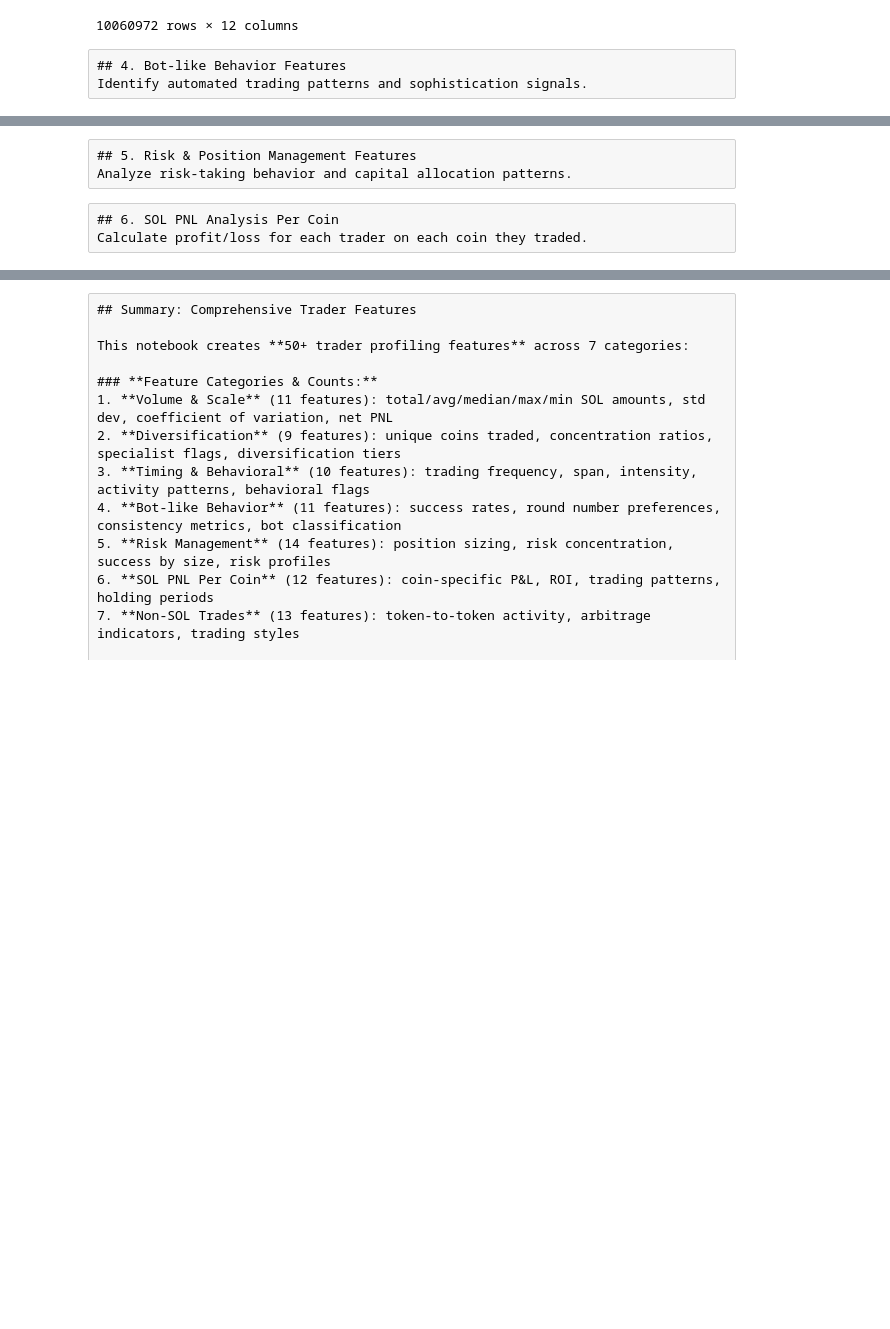
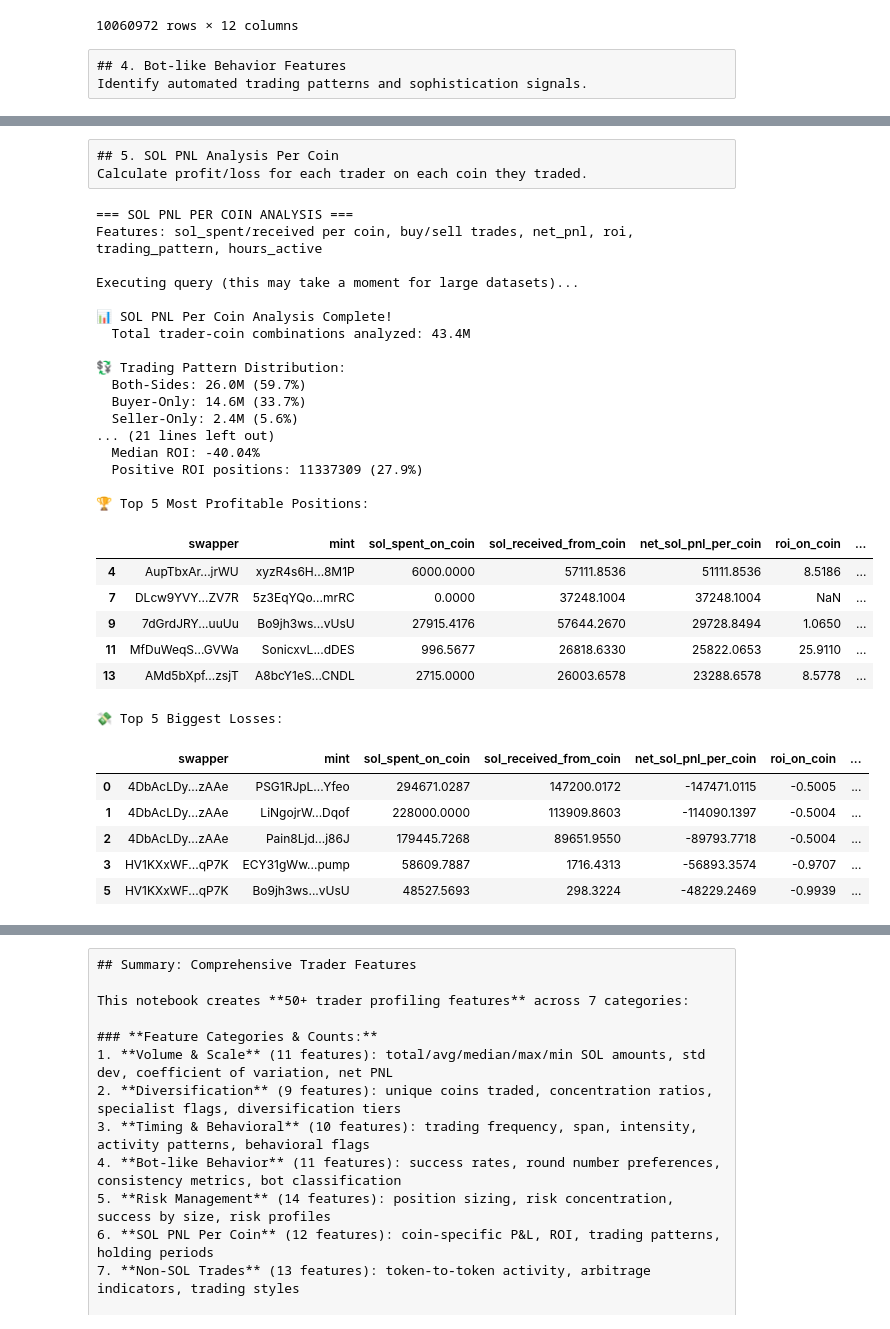
Before and after one commit to noelotpyrc/trading_eda, a Jupyter notebook: solana/02_trader_profiling_features.ipynb, the cells around one changed output, grey strips where cells are left out. Cells and saved outputs as stored; diff of their text form; code cells hidden in the pictures; blank space fills up the shorter version.

```diff
--- a/solana/02_trader_profiling_features.ipynb
+++ b/solana/02_trader_profiling_features.ipynb
@@ -667,3 +707,0 @@ else:
-# %% [raw]
-## 5. Risk & Position Management Features
-Analyze risk-taking behavior and capital allocation patterns.
@@ -805,5 +708,5 @@ else:
 # %% [raw]
-## 6. SOL PNL Analysis Per Coin
+## 5. SOL PNL Analysis Per Coin
 Calculate profit/loss for each trader on each coin they traded.
 # %%
 sol_pnl_per_coin_query = """
@@ -822,9 +725,6 @@ WITH trader_coin_flows AS (
         COUNT(CASE WHEN swap_to_mint = 'So11111111111111111111111111111111111111112' THEN 1 END) as sell_trades,
         COUNT(*) as total_coin_trades,
 
-        -- Success rates per coin
-        SUM(CASE WHEN succeeded THEN 1 ELSE 0 END)::FLOAT / COUNT(*) as coin_success_rate,
-
         -- Timing on this coin
         MIN(block_timestamp) as first_trade_on_coin,
         MAX(block_timestamp) as last_trade_on_coin
@@ -841,7 +741,6 @@ trader_coin_performance AS (
         buy_trades,
         sell_trades,
         total_coin_trades,
-        coin_success_rate,
 
         -- PNL calculation
         (sol_received_from_coin - sol_spent_on_coin) as net_sol_pnl_per_coin,
@@ -872,7 +771,6 @@ SELECT
     buy_trades,
     sell_trades,
     total_coin_trades,
-    ROUND(coin_success_rate, 4) as coin_success_rate,
     ROUND(net_sol_pnl_per_coin, 4) as net_sol_pnl_per_coin,
     ROUND(roi_on_coin, 4) as roi_on_coin,
     trading_pattern_on_coin,
@@ -892,13 +790,11 @@ ORDER BY ABS(net_sol_pnl_per_coin) DESC;
 """
 
 print("=== SOL PNL PER COIN ANALYSIS ===")
-print("Features: sol_spent/received per coin, buy/sell trades, coin_success_rate, net_pnl, roi, trading_pattern, hours_active")
+print("Features: sol_spent/received per coin, buy/sell trades, net_pnl, roi, trading_pattern, hours_active")
 print("\nExecuting query (this may take a moment for large datasets)...")
 
-# Add a limit to the SOL PNL query for performance and display purposes
-sol_pnl_limited_query = sol_pnl_per_coin_query.replace("ORDER BY ABS(net_sol_pnl_per_coin) DESC;", "ORDER BY ABS(net_sol_pnl_per_coin) DESC LIMIT 10000;")
 
-sol_pnl_features = analyzer.execute_query(sol_pnl_limited_query)
+sol_pnl_features = analyzer.execute_query(sol_pnl_per_coin_query)
 
 if sol_pnl_features is not None:
     print(f"\n📊 SOL PNL Per Coin Analysis Complete!")
@@ -934,30 +830,61 @@ if sol_pnl_features is not None:
         print(f"  Max single position profit: {positive_pnl['net_sol_pnl_per_coin'].max():.2f} SOL")
 
     if len(negative_pnl) > 0:
         print(f"  Avg loss per losing position: {negative_pnl['net_sol_pnl_per_coin'].mean():.4f} SOL")
         print(f"  Max single position loss: {negative_pnl['net_sol_pnl_per_coin'].min():.2f} SOL")
 
     # ROI analysis (for positions with spending)
     roi_data = sol_pnl_features[sol_pnl_features['roi_on_coin'].notna()]
     if len(roi_data) > 0:
         print(f"\n📊 ROI Analysis (positions with SOL spent):")
         print(f"  Positions with ROI data: {format_large_number(len(roi_data))}")
         print(f"  Avg ROI: {roi_data['roi_on_coin'].mean()*100:.2f}%")
         print(f"  Median ROI: {roi_data['roi_on_coin'].median()*100:.2f}%")
         print(f"  Positive ROI positions: {len(roi_data[roi_data['roi_on_coin'] > 0])} ({len(roi_data[roi_data['roi_on_coin'] > 0])/len(roi_data)*100:.1f}%)")
 
     # Top profit/loss positions
     print(f"\n🏆 Top 5 Most Profitable Positions:")
     top_profits = sol_pnl_features.nlargest(5, 'net_sol_pnl_per_coin').copy()
     top_profits['swapper'] = top_profits['swapper'].apply(lambda x: truncate_address(x))
     top_profits['mint'] = top_profits['mint'].apply(lambda x: truncate_address(x))
     display(top_profits[['swapper', 'mint', 'sol_spent_on_coin', 'sol_received_from_coin', 'net_sol_pnl_per_coin', 'roi_on_coin', 'trading_pattern_on_coin']])
 
     print(f"\n💸 Top 5 Biggest Losses:")
     top_losses = sol_pnl_features.nsmallest(5, 'net_sol_pnl_per_coin').copy()
     top_losses['swapper'] = top_losses['swapper'].apply(lambda x: truncate_address(x))
     top_losses['mint'] = top_losses['mint'].apply(lambda x: truncate_address(x))
     display(top_losses[['swapper', 'mint', 'sol_spent_on_coin', 'sol_received_from_coin', 'net_sol_pnl_per_coin', 'roi_on_coin', 'trading_pattern_on_coin']])
 
 else:
     print("❌ Failed to execute SOL PNL features query")
+# %% [output]
+=== SOL PNL PER COIN ANALYSIS ===
+Features: sol_spent/received per coin, buy/sell trades, net_pnl, roi, trading_pattern, hours_active
+
+Executing query (this may take a moment for large datasets)...
+
+📊 SOL PNL Per Coin Analysis Complete!
+  Total trader-coin combinations analyzed: 43.4M
+
+💱 Trading Pattern Distribution:
+  Both-Sides: 26.0M (59.7%)
+  Buyer-Only: 14.6M (33.7%)
+  Seller-Only: 2.4M (5.6%)
+... (21 lines left out)
+  Median ROI: -40.04%
+  Positive ROI positions: 11337309 (27.9%)
+
+🏆 Top 5 Most Profitable Positions:
+|  | swapper | mint | sol_spent_on_coin | sol_received_from_coin | net_sol_pnl_per_coin | roi_on_coin | ... |
+| 4 | AupTbxAr...jrWU | xyzR4s6H...8M1P | 6000.0000 | 57111.8536 | 51111.8536 | 8.5186 | ... |
+| 7 | DLcw9YVY...ZV7R | 5z3EqYQo...mrRC | 0.0000 | 37248.1004 | 37248.1004 | NaN | ... |
+| 9 | 7dGrdJRY...uuUu | Bo9jh3ws...vUsU | 27915.4176 | 57644.2670 | 29728.8494 | 1.0650 | ... |
+| 11 | MfDuWeqS...GVWa | SonicxvL...dDES | 996.5677 | 26818.6330 | 25822.0653 | 25.9110 | ... |
+| 13 | AMd5bXpf...zsjT | A8bcY1eS...CNDL | 2715.0000 | 26003.6578 | 23288.6578 | 8.5778 | ... |
+💸 Top 5 Biggest Losses:
+|  | swapper | mint | sol_spent_on_coin | sol_received_from_coin | net_sol_pnl_per_coin | roi_on_coin | ... |
+| 0 | 4DbAcLDy...zAAe | PSG1RJpL...Yfeo | 294671.0287 | 147200.0172 | -147471.0115 | -0.5005 | ... |
+| 1 | 4DbAcLDy...zAAe | LiNgojrW...Dqof | 228000.0000 | 113909.8603 | -114090.1397 | -0.5004 | ... |
+| 2 | 4DbAcLDy...zAAe | Pain8Ljd...j86J | 179445.7268 | 89651.9550 | -89793.7718 | -0.5004 | ... |
+| 3 | HV1KXxWF...qP7K | ECY31gWw...pump | 58609.7887 | 1716.4313 | -56893.3574 | -0.9707 | ... |
+| 5 | HV1KXxWF...qP7K | Bo9jh3ws...vUsU | 48527.5693 | 298.3224 | -48229.2469 | -0.9939 | ... |
```
Also changed, not shown: parts of 5 cells of this notebook.
